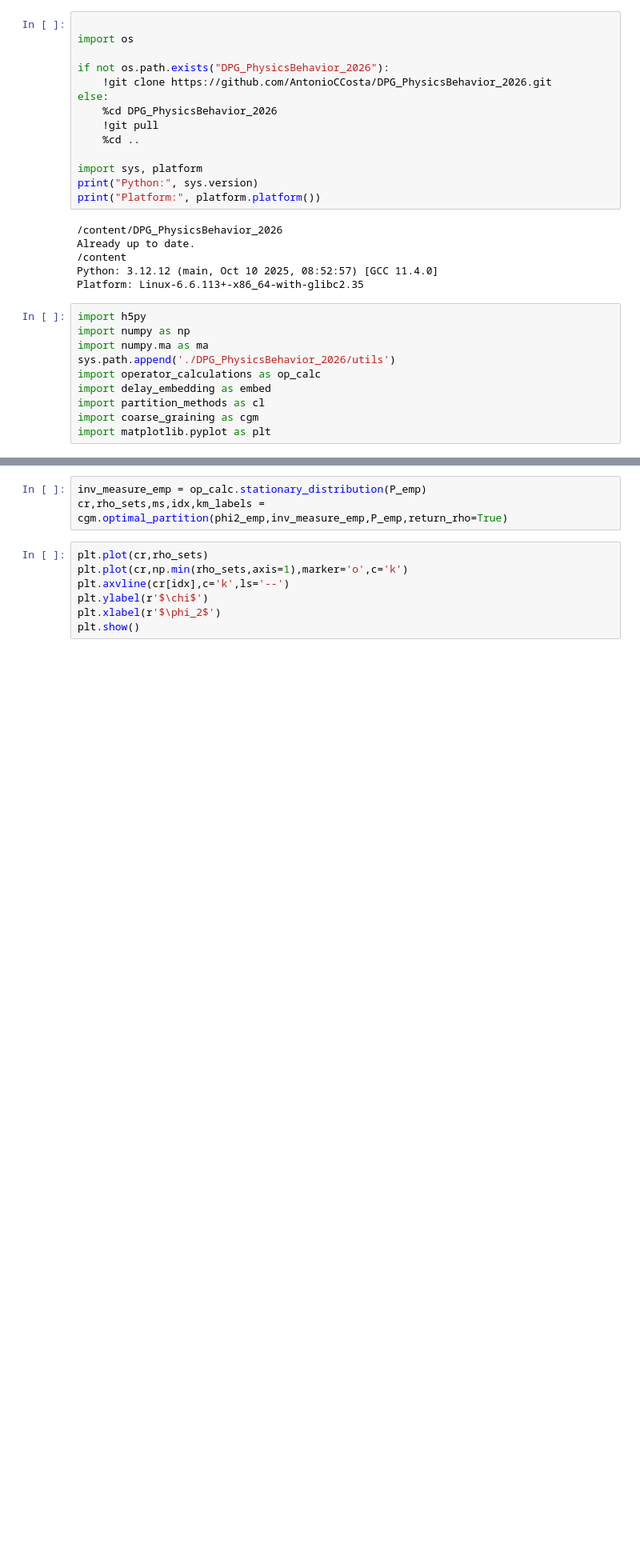
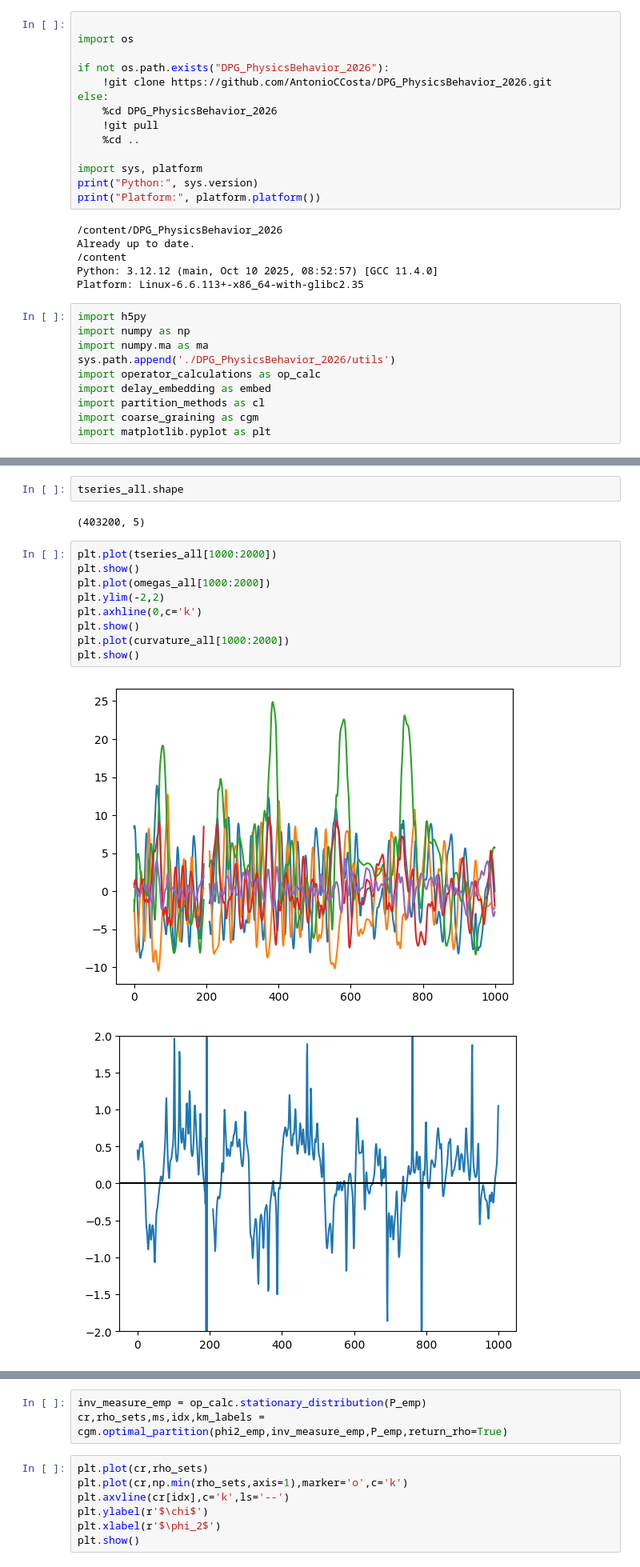
Before and after one commit to AntonioCCosta/DPG_PhysicsBehavior_2026, a Jupyter notebook: notebooks/notebook_5.ipynb, the cells around one changed output, grey strips where cells are left out. Shown at 80% size. Saved outputs shown, nothing was run; the diff lists cells and outputs as text; blank space fills up the shorter version.

```diff
--- a/notebooks/notebook_5.ipynb
+++ b/notebooks/notebook_5.ipynb
@@ -82,0 +104,16 @@ plt.show()
+# %%
+tseries_all.shape
+# %% [output]
+(403200, 5)
+# %%
+plt.plot(tseries_all[1000:2000])
+plt.show()
+plt.plot(omegas_all[1000:2000])
+plt.ylim(-2,2)
+plt.axhline(0,c='k')
+plt.show()
+plt.plot(curvature_all[1000:2000])
+plt.show()
+# %% [output]
+[figure, added]
+[figure, added]
```
Also changed, not shown: parts of 37 cells of this notebook.
